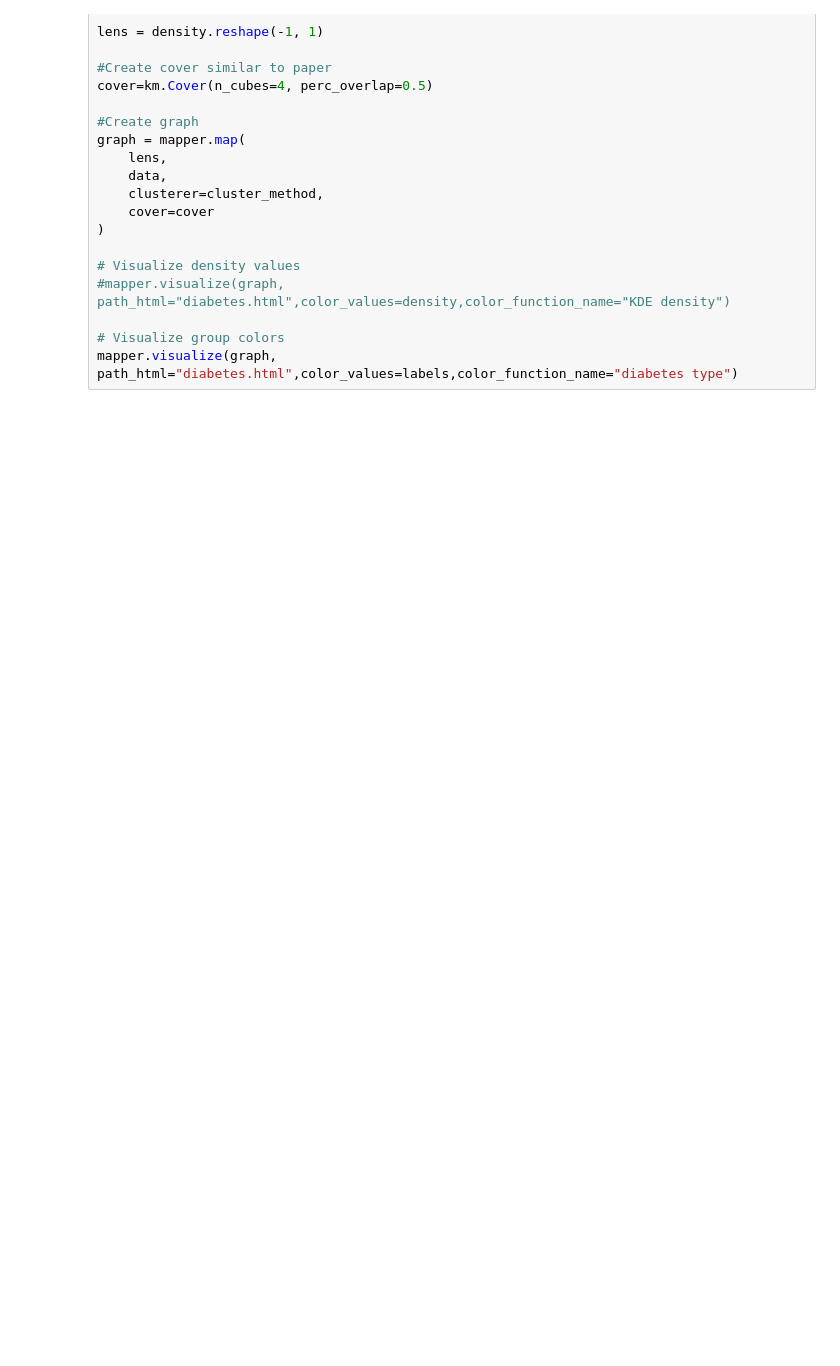
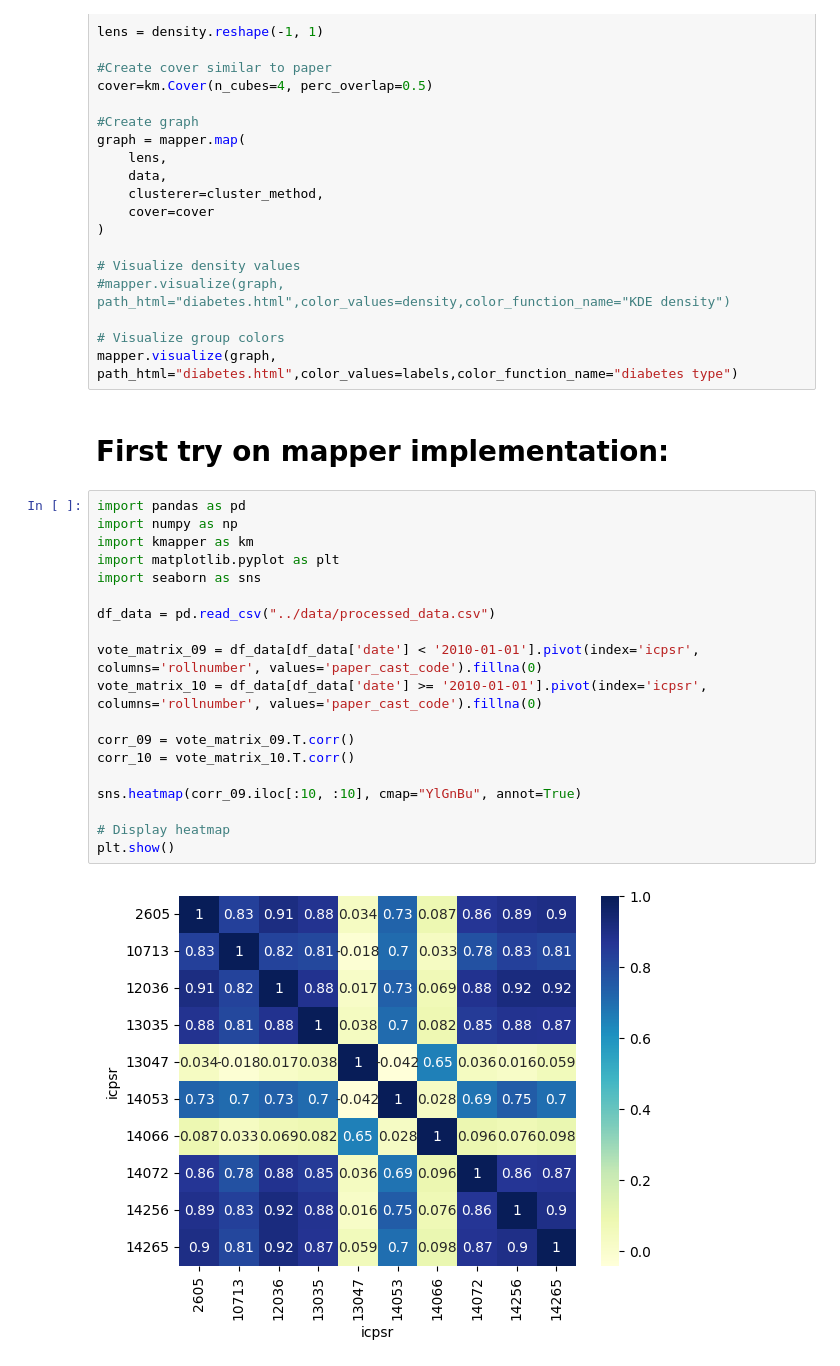
Before and after one commit to tzuh231/TDA_practical, a Jupyter notebook: exploratory/mapper_analysis.ipynb, the cells around one changed output. Saved outputs shown, nothing was run; the diff lists cells and outputs as text; blank space fills up the shorter version.

```diff
--- a/exploratory/mapper_analysis.ipynb
+++ b/exploratory/mapper_analysis.ipynb
@@ -57,3 +57,26 @@ graph = mapper.map(
 
 # Visualize group colors
 mapper.visualize(graph, path_html="diabetes.html",color_values=labels,color_function_name="diabetes type")
+# %% [markdown]
+# First try on mapper implementation:
+# %%
+import pandas as pd
+import numpy as np
+import kmapper as km
+import matplotlib.pyplot as plt
+import seaborn as sns
+
+df_data = pd.read_csv("../data/processed_data.csv")
+
+vote_matrix_09 = df_data[df_data['date'] < '2010-01-01'].pivot(index='icpsr', columns='rollnumber', values='paper_cast_code').fillna(0)
+vote_matrix_10 = df_data[df_data['date'] >= '2010-01-01'].pivot(index='icpsr', columns='rollnumber', values='paper_cast_code').fillna(0)
+
+corr_09 = vote_matrix_09.T.corr()
+corr_10 = vote_matrix_10.T.corr()
+
+sns.heatmap(corr_09.iloc[:10, :10], cmap="YlGnBu", annot=True)
+
+# Display heatmap
+plt.show()
+# %% [output]
+[figure, added]
```
